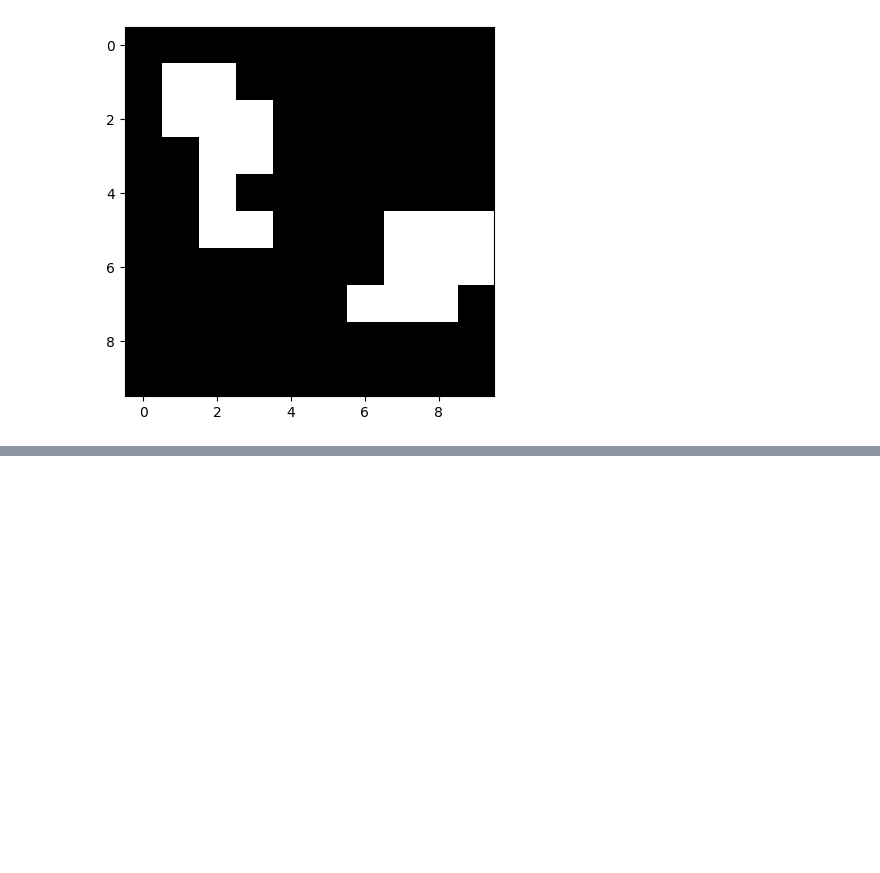
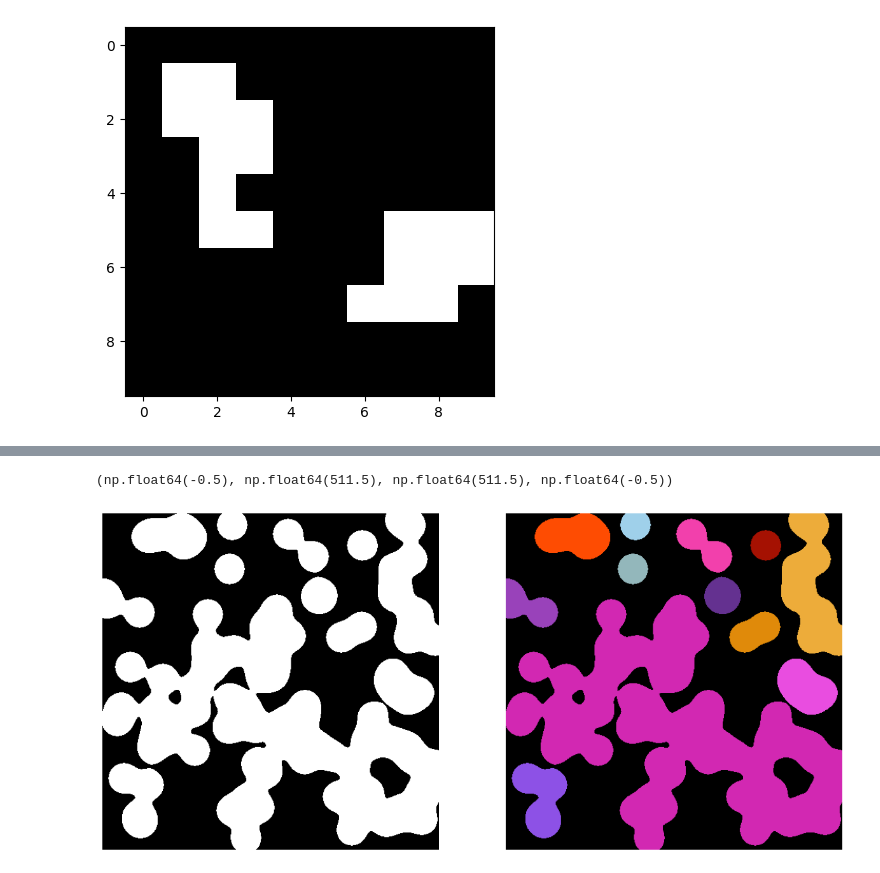
Before and after one commit to aarush-umap/3Dvision, a Jupyter notebook: binary_images.ipynb, the cells around one changed output, grey strips where cells are left out. Saved outputs shown, nothing was run; the diff lists cells and outputs as text; code cells hidden in the pictures; blank space fills up the shorter version.

```diff
--- a/binary_images.ipynb
+++ b/binary_images.ipynb
@@ -246,0 +259,10 @@ plt.imshow(ld, cmap='spring')
+# %%
+fig, ax = plt.subplots(1,2, figsize=(15,15))
+ax[0].imshow(blobs, cmap='gray')
+ax[1].imshow(binary_segmentation.color_segmentations(blob_seq_labels, blob_seq_labeled))
+
+ax[0].axis('off')
+ax[1].axis('off')
+# %% [output]
+(np.float64(-0.5), np.float64(511.5), np.float64(511.5), np.float64(-0.5))
+[figure, added]
```
Also changed, not shown: parts of 4 cells of this notebook.
